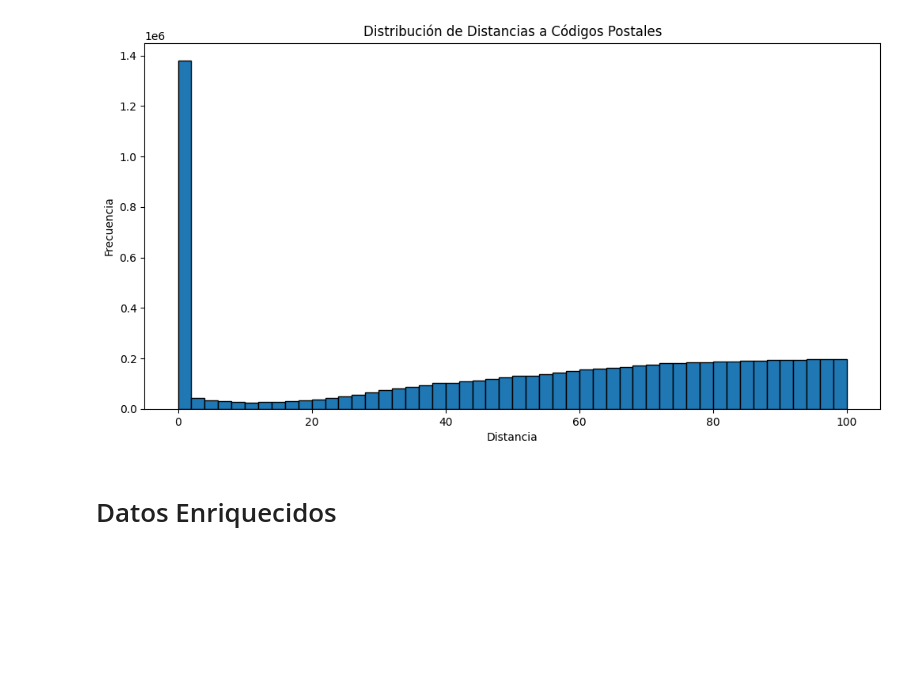
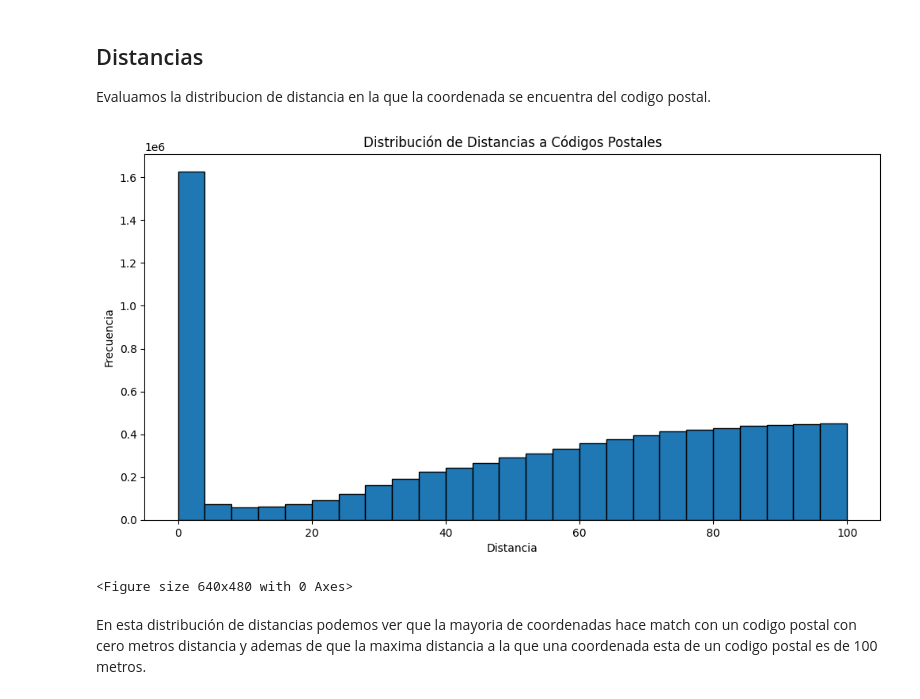
Before and after one commit to luisferico/prueba-de, a Jupyter notebook: notebooks/eda_postcodes.ipynb, the cells around one changed output. Drawn from its saved outputs; the diff is of its cells as text; code cells hidden in the pictures; blank space fills up the shorter version.

```diff
--- a/notebooks/eda_postcodes.ipynb
+++ b/notebooks/eda_postcodes.ipynb
@@ -183,3 +253,7 @@ plt.show()
+# %% [markdown]
+## Distancias
+
+Evaluamos la distribucion de distancia en la que la coordenada se encuentra del codigo postal.
 # %%
 distance_query = """
     SELECT distance
@@ -189,12 +263,14 @@ distance_query = """
 distance_df = pl.read_database(distance_query, conn)
 # %%
 plt.figure(figsize=(12, 6))
-plt.hist(distance_df['distance'], bins=50, edgecolor='black')
+plt.hist(distance_df['distance'], bins=25, edgecolor='black')
 plt.title('Distribución de Distancias a Códigos Postales')
 plt.xlabel('Distancia')
 plt.ylabel('Frecuencia')
 plt.show()
+plt.savefig('../imgs/distribucion_distancias.png', bbox_inches='tight', dpi=300)
 # %% [output]
-[figure, old version]
+[figure, new version]
+<Figure size 640x480 with 0 Axes>
-# %% [markdown]
-# Datos Enriquecidos
+# %% [markdown]
+En esta distribución de distancias podemos ver que la mayoria de coordenadas hace match con un codigo postal con cero metros distancia y ademas de que la maxima distancia a la que una coordenada esta de un codigo postal es de 100 metros.
```
Also changed, not shown: parts of 31 cells of this notebook, 5 other files.
